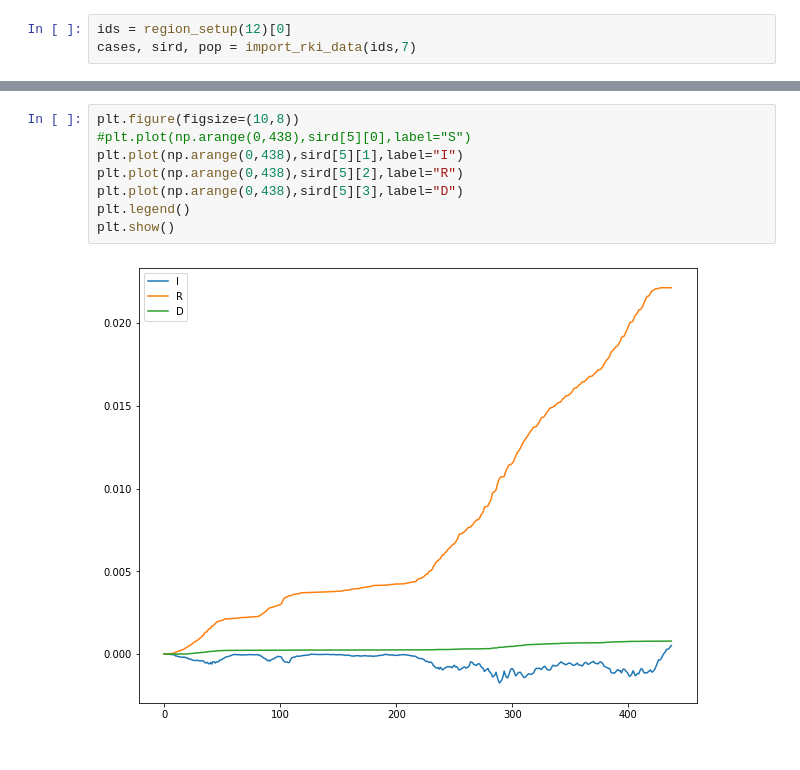
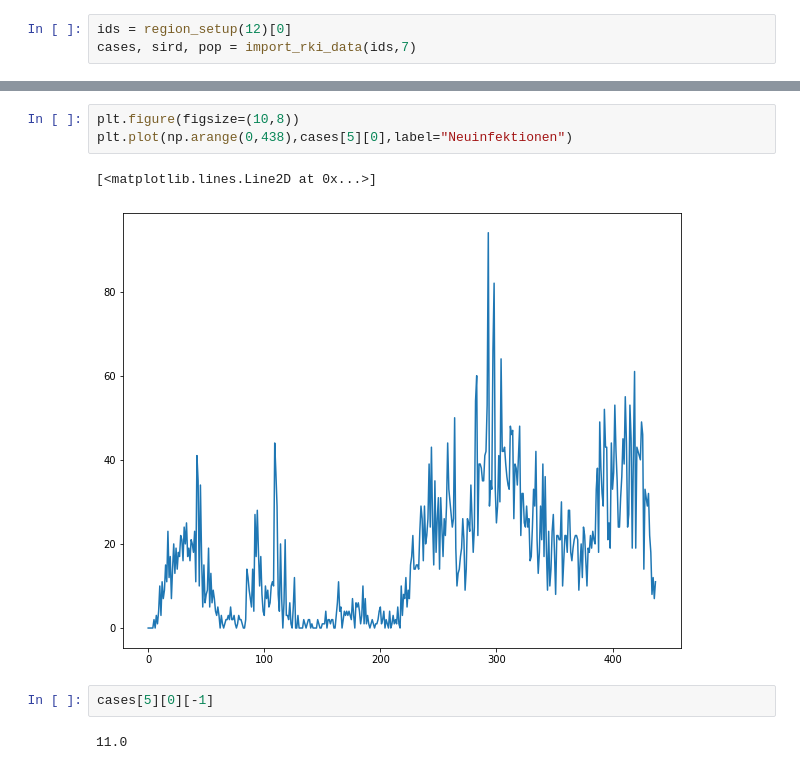
Before and after one commit to torbensun/Modeling-Of-Epidemics-With-Compartmental-And-Network-Models, a Jupyter notebook: Data Import Test Template.ipynb, the cells around one changed output, grey strips where cells are left out. Drawn from its saved outputs; the diff is of its cells as text.

```diff
--- a/Data Import Test Template.ipynb
+++ b/Data Import Test Template.ipynb
@@ -20,10 +30,10 @@ plt.show()
-# %%
-plt.figure(figsize=(10,8))
-#plt.plot(np.arange(0,438),sird[5][0],label="S")
-plt.plot(np.arange(0,438),sird[5][1],label="I")
-plt.plot(np.arange(0,438),sird[5][2],label="R")
-plt.plot(np.arange(0,438),sird[5][3],label="D")
-plt.legend()
-plt.show()
-# %% [output]
-[figure, removed]
+# %%
+plt.figure(figsize=(10,8))
+plt.plot(np.arange(0,438),cases[5][0],label="Neuinfektionen")
+# %% [output]
+[<matplotlib.lines.Line2D at 0x...>]
+[figure, added]
+# %%
+cases[5][0][-1]
+# %% [output]
+11.0
```
Also changed, not shown: parts of 2 cells of this notebook, 1 other file.
